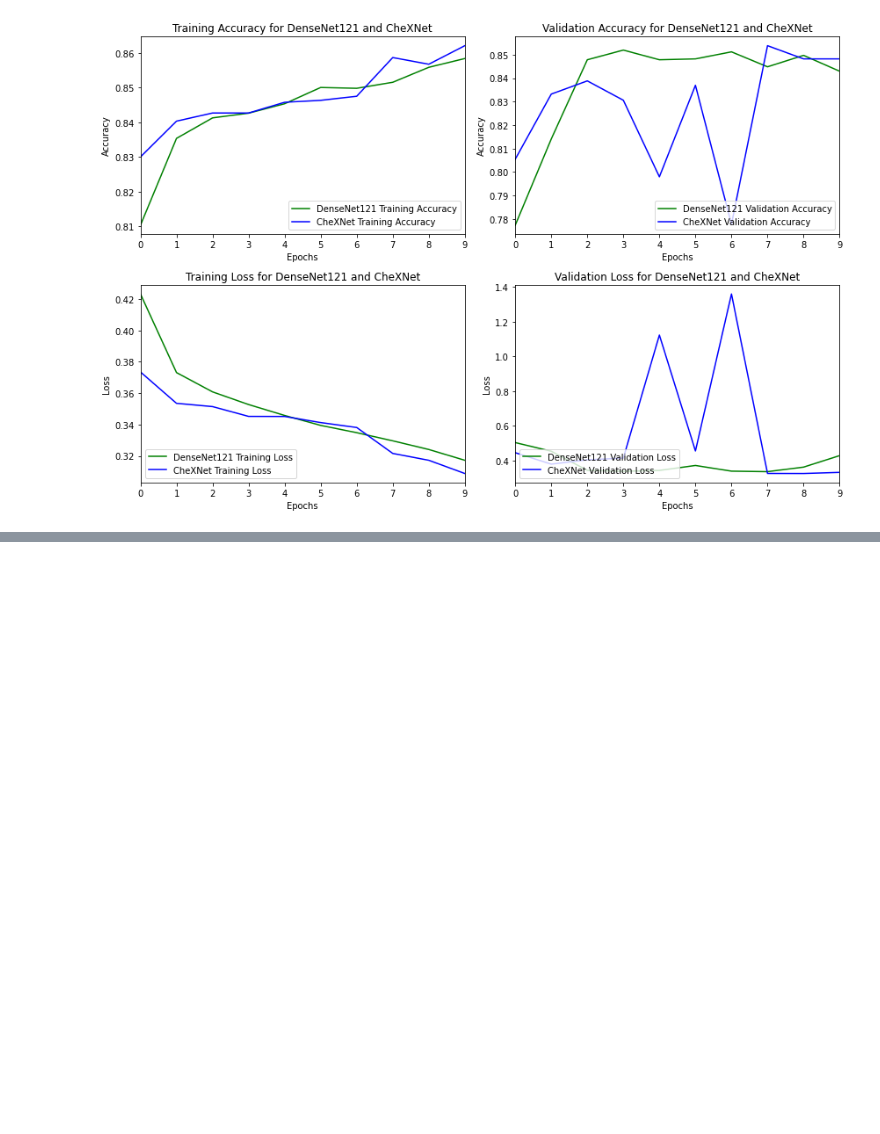
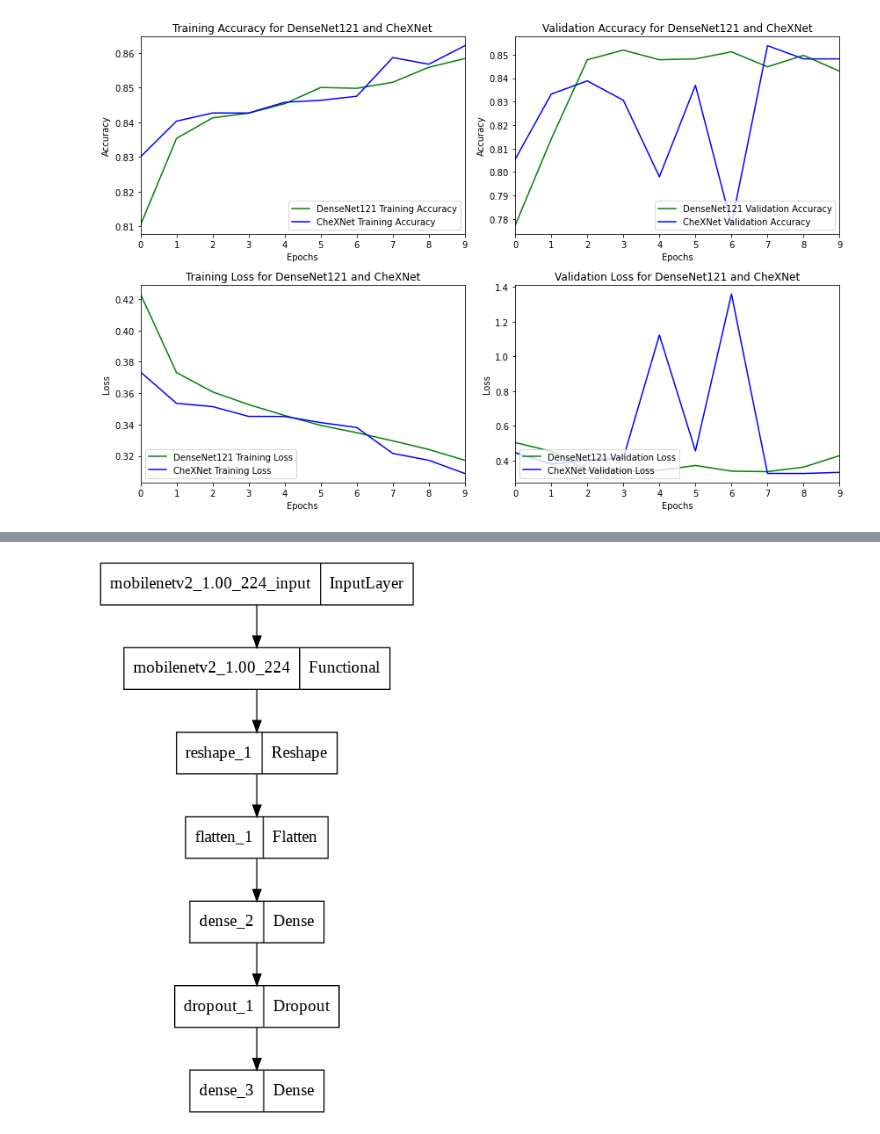
Before and after one commit to vedthebest/Pneumonia-Detection, a Jupyter notebook: Pneumonia_Classification_Model.ipynb, the cells around one changed output, grey strips where cells are left out. Cells and saved outputs as stored; diff of their text form; code cells hidden in the pictures; blank space fills up the shorter version.

```diff
--- a/Pneumonia_Classification_Model.ipynb
+++ b/Pneumonia_Classification_Model.ipynb
@@ -697,3 +699,78 @@ plt.show()
 Train/Validation Accuracy/Loss Comparison
 --------------------------------------------------------------------------------
 [figure]
+# %%
+#MobileNetV2 model for Pneumnia deep learning detection
+import numpy as np
+import keras
+import tensorflow as tf
+from tensorflow import keras
+from keras import layers
+from keras.layers import Dense, Conv2D, BatchNormalization, Activation
+from keras.layers import AveragePooling2D, Input, Flatten
+from tensorflow.keras.optimizers import Adam
+from keras.callbacks import ModelCheckpoint, LearningRateScheduler
+from keras.callbacks import ReduceLROnPlateau
+from keras.preprocessing.image import ImageDataGenerator
+from keras.regularizers import l2
+from keras import backend as K
+from keras.models import Model
+import numpy as np
+from tensorflow.keras.layers import BatchNormalization
+from tensorflow.keras.applications import MobileNetV2
+import os
+import tensorflow as tf
+from tensorflow.keras.utils import to_categorical
+from keras.models import Sequential
+from keras.layers import Conv2D
+from keras.layers import MaxPooling2D
+from keras.layers import Dense
+from keras.layers import Flatten
+from keras.preprocessing.image import ImageDataGenerator
+import os
+import zipfile
+import tensorflow as tf
+import numpy as np
+import keras
+import tensorflow as tf
+from tensorflow import keras
+from keras import layers
+from keras.layers import Dense, Conv2D, BatchNormalization, Activation
+from keras.layers import AveragePooling2D, Input, Flatten
+from keras.callbacks import ModelCheckpoint, LearningRateScheduler
+from keras.callbacks import ReduceLROnPlateau
+from keras.preprocessing.image import ImageDataGenerator
+from keras.regularizers import l2
+from keras import backend as K
+from keras.models import Model
+import numpy as np
+import os
+import tensorflow as tf
+from tensorflow.keras.optimizers import SGD, Adam
+from keras.utils.np_utils import to_categorical
+from keras.wrappers.scikit_learn import KerasClassifier
+from keras.models import Sequential
+from keras.layers import Dense
+from keras.regularizers import l2
+from keras.models import Sequential
+from keras.layers import Conv2D, Lambda, MaxPooling2D,AveragePooling2D# convolution layers
+from keras.layers import Dense, Dropout, Flatten,Activation,Reshape # core layers1
+from tensorflow.keras.preprocessing import image
+from tensorflow.keras.applications.resnet50 import preprocess_input, decode_predictions
+import numpy as np
+def createModel(): #MobileNetV2 model for Pneumnia deep learning detection
+   top_model = Sequential()
+   top_model.add(MobileNetV2(include_top=False,weights="imagenet",
+                             input_shape=(224,224,3)))
+   top_model.add(Reshape((7,7,1280), input_shape=(-1,7,7,1280)))
+   top_model.add(Flatten())
+   top_model.add(Dense(512, activation='relu'))
+   top_model.add(Dropout(0.5))
+   top_model.add(Dense(1, activation='sigmoid'))
+   return top_model
+model8 = createModel()
+
+model8.summary()
+#plot the model as a graph
+keras.utils.plot_model(model8, "mobilenet_model.png")
+# %% [output]
@@ -699,0 +794 @@ Train/Validation Accuracy/Loss Comparison
+[figure, added]
```
Also changed, not shown: parts of 4 cells of this notebook.
